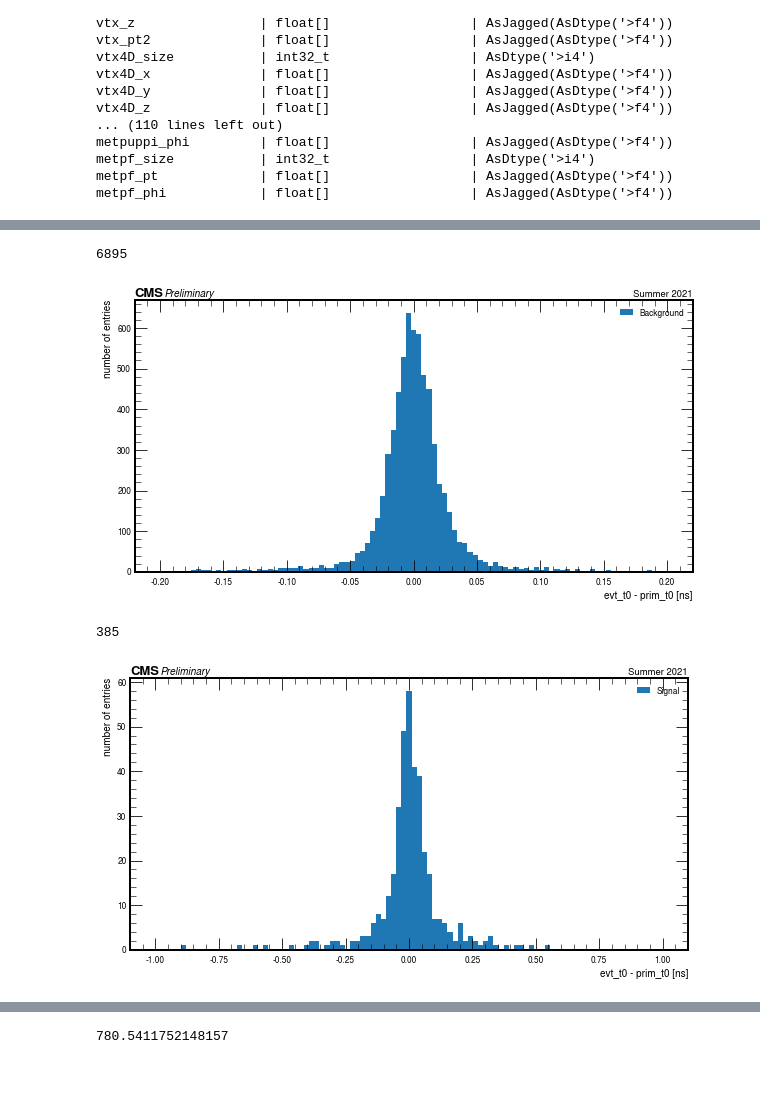
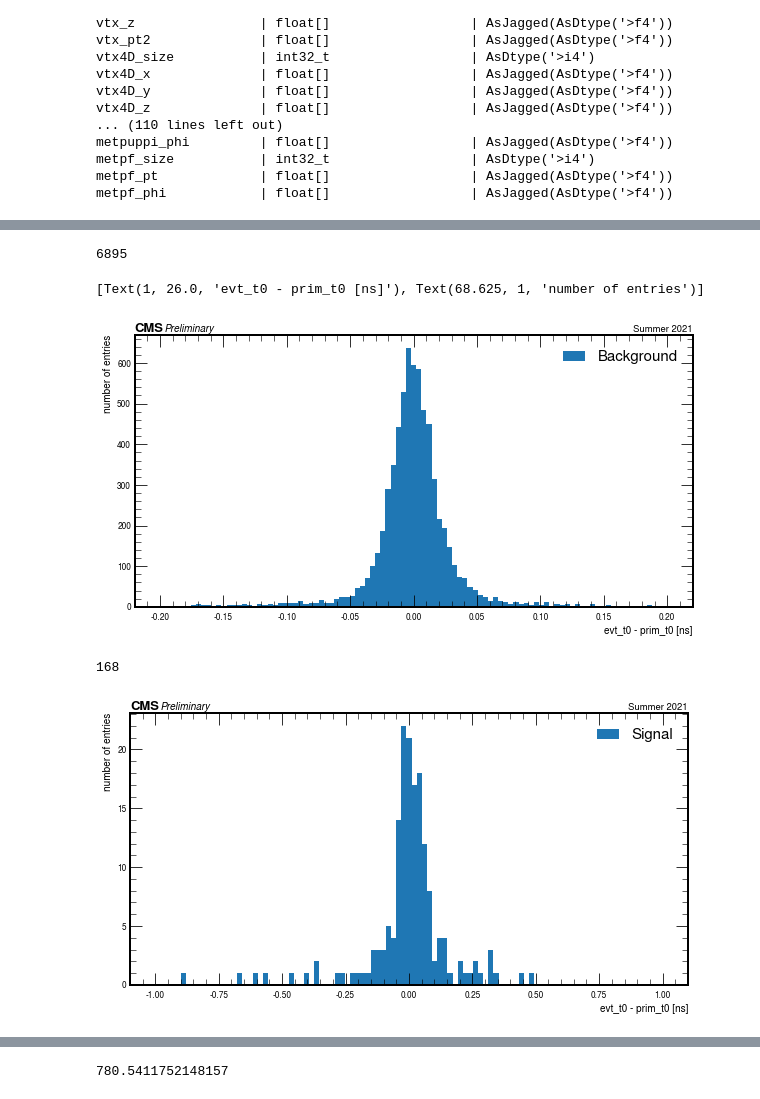
Before and after one commit to jloemker/SWAN, a Jupyter notebook: Analysis_Bg_Sig.ipynb, the cells around one changed output, grey strips where cells are left out. Drawn from its saved outputs; the diff is of its cells as text; code cells hidden in the pictures.

```diff
--- a/Analysis_Bg_Sig.ipynb
+++ b/Analysis_Bg_Sig.ipynb
@@ -527,28 +468,29 @@ bins = np.linspace(-0.2,0.2,100)
 f, ax = plt.subplots(figsize=(10,5))
 plt.hist(data, bins,label='Background')
 hep.cms.label(llabel="Preliminary", rlabel="Summer 2021", ax=ax)
-ax.legend();
+ax.legend(fontsize=15);
 ax.set(xlabel=r'evt_t0 - prim_t0 [ns]', ylabel='number of entries')
 
-plt.savefig('Week6/evt_4D_vt_diff_bg.png',bbox_inches='tight')
+#plt.savefig('Week6/evt_4D_vt_diff_bg.png',bbox_inches='tight')
 # %% [output]
 6895
+[Text(1, 26.0, 'evt_t0 - prim_t0 [ns]'), Text(68.625, 1, 'number of entries')]
-[figure, old version]
+[figure, new version]
 # %%
 data = sig['evt_t0'].values - sig['pr_vtx_t'].values
 print(len(data))
 bins = np.linspace(-1,1,100)
 #print(val)
 f, ax = plt.subplots(figsize=(10,5))
 plt.hist(data, bins,label='Signal')
 hep.cms.label(llabel="Preliminary", rlabel="Summer 2021", ax=ax)
-ax.legend();
+ax.legend(fontsize=15);
 ax.set(xlabel=r'evt_t0 - prim_t0 [ns]', ylabel='number of entries')
 
-plt.savefig('Week6/evt_4D_vt_diff.png',bbox_inches='tight')
+plt.savefig('Week7/evt_4D_vt_diff.png',bbox_inches='tight')
 # %% [output]
-385
+168
-[figure, old version]
+[figure, new version]
 # %%
 zpps = 2.34e4 #in cm
 c = 29.9792#in cm/ns
```
Also changed, not shown: parts of 34 cells of this notebook, 1 other file.
